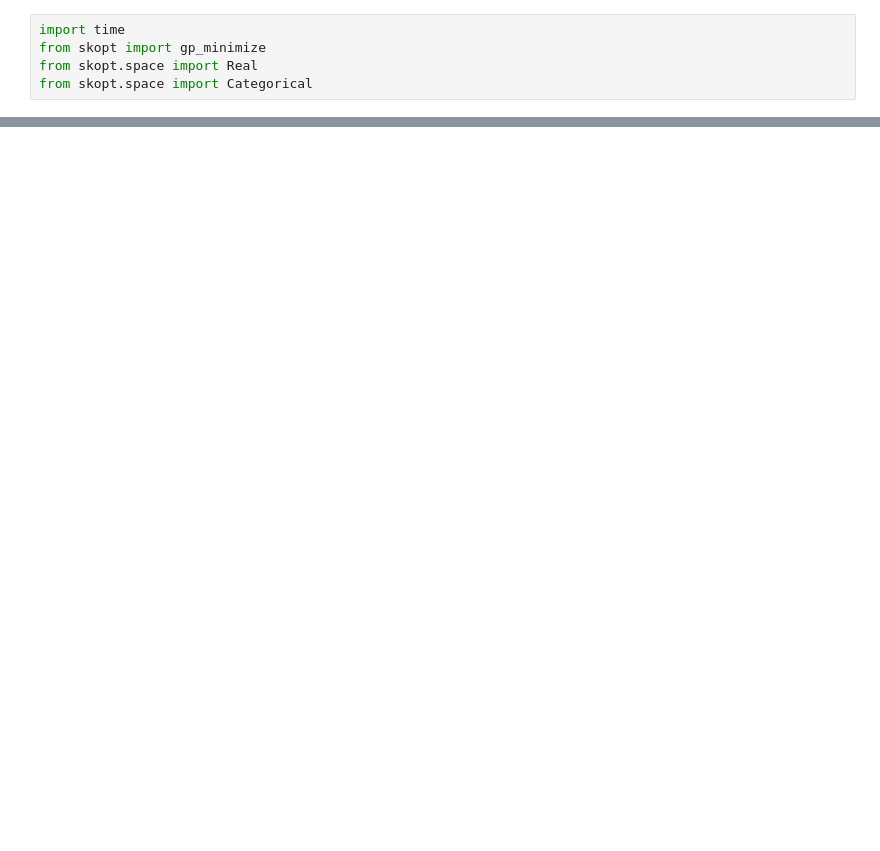
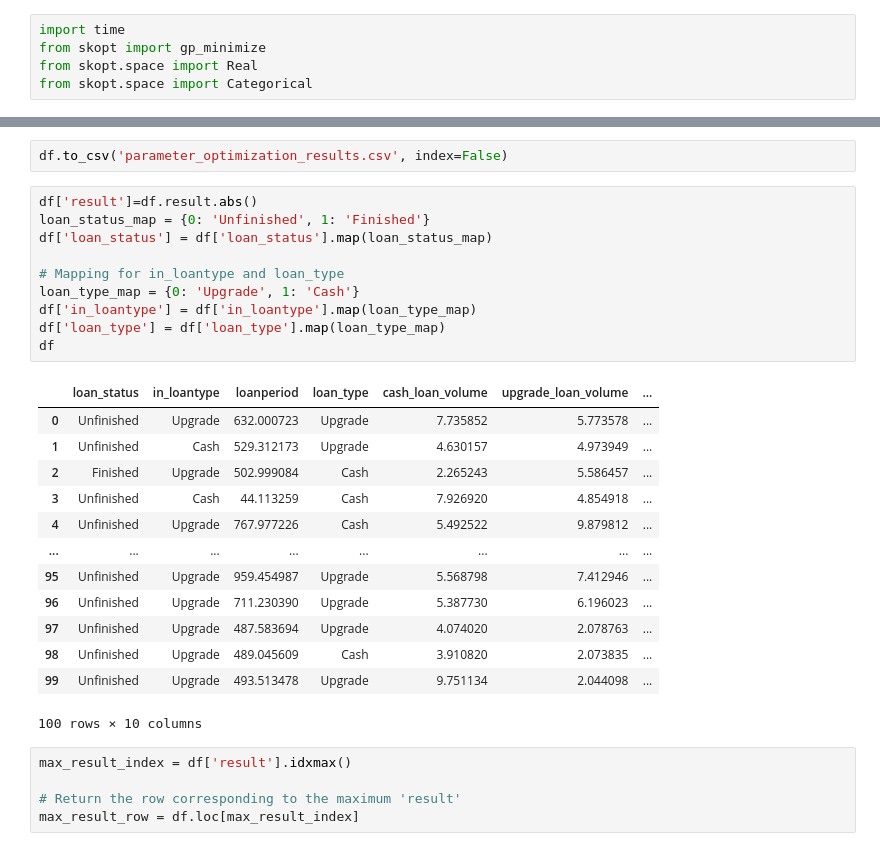
Before and after one commit to DanGatobu/submit, a Jupyter notebook: solution.ipynb, the cells around one changed output, grey strips where cells are left out. Cells and saved outputs as stored; diff of their text form; blank space fills up the shorter version.

```diff
--- a/solution.ipynb
+++ b/solution.ipynb
@@ -299,0 +423,31 @@ print(f"The notebook has been running for {elapsed_time_seconds:.2f} seconds, or
+# %%
+df.to_csv('parameter_optimization_results.csv', index=False)
+# %%
+df['result']=df.result.abs()
+loan_status_map = {0: 'Unfinished', 1: 'Finished'}
+df['loan_status'] = df['loan_status'].map(loan_status_map)
+
+# Mapping for in_loantype and loan_type
+loan_type_map = {0: 'Upgrade', 1: 'Cash'}
+df['in_loantype'] = df['in_loantype'].map(loan_type_map)
+df['loan_type'] = df['loan_type'].map(loan_type_map)
+df
+# %% [output]
+|  | loan_status | in_loantype | loanperiod | loan_type | cash_loan_volume | upgrade_loan_volume | ... |
+| 0 | Unfinished | Upgrade | 632.000723 | Upgrade | 7.735852 | 5.773578 | ... |
+| 1 | Unfinished | Cash | 529.312173 | Upgrade | 4.630157 | 4.973949 | ... |
+| 2 | Finished | Upgrade | 502.999084 | Cash | 2.265243 | 5.586457 | ... |
+| 3 | Unfinished | Cash | 44.113259 | Cash | 7.926920 | 4.854918 | ... |
+| 4 | Unfinished | Upgrade | 767.977226 | Cash | 5.492522 | 9.879812 | ... |
+| ... | ... | ... | ... | ... | ... | ... | ... |
+| 95 | Unfinished | Upgrade | 959.454987 | Upgrade | 5.568798 | 7.412946 | ... |
+| 96 | Unfinished | Upgrade | 711.230390 | Upgrade | 5.387730 | 6.196023 | ... |
+| 97 | Unfinished | Upgrade | 487.583694 | Upgrade | 4.074020 | 2.078763 | ... |
+| 98 | Unfinished | Upgrade | 489.045609 | Cash | 3.910820 | 2.073835 | ... |
+| 99 | Unfinished | Upgrade | 493.513478 | Upgrade | 9.751134 | 2.044098 | ... |
+100 rows × 10 columns
+# %%
+max_result_index = df['result'].idxmax()
+
+# Return the row corresponding to the maximum 'result'
+max_result_row = df.loc[max_result_index]
```
Also changed, not shown: parts of 29 cells of this notebook, 1 other file.
